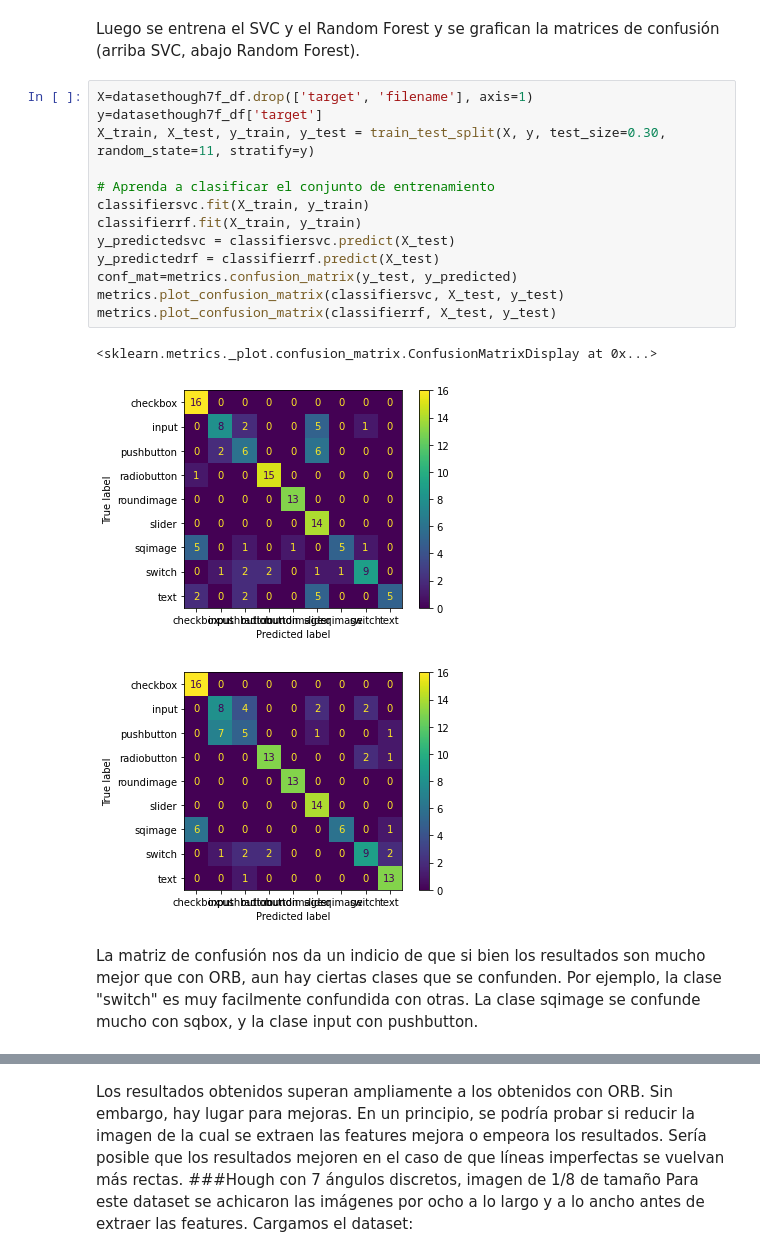
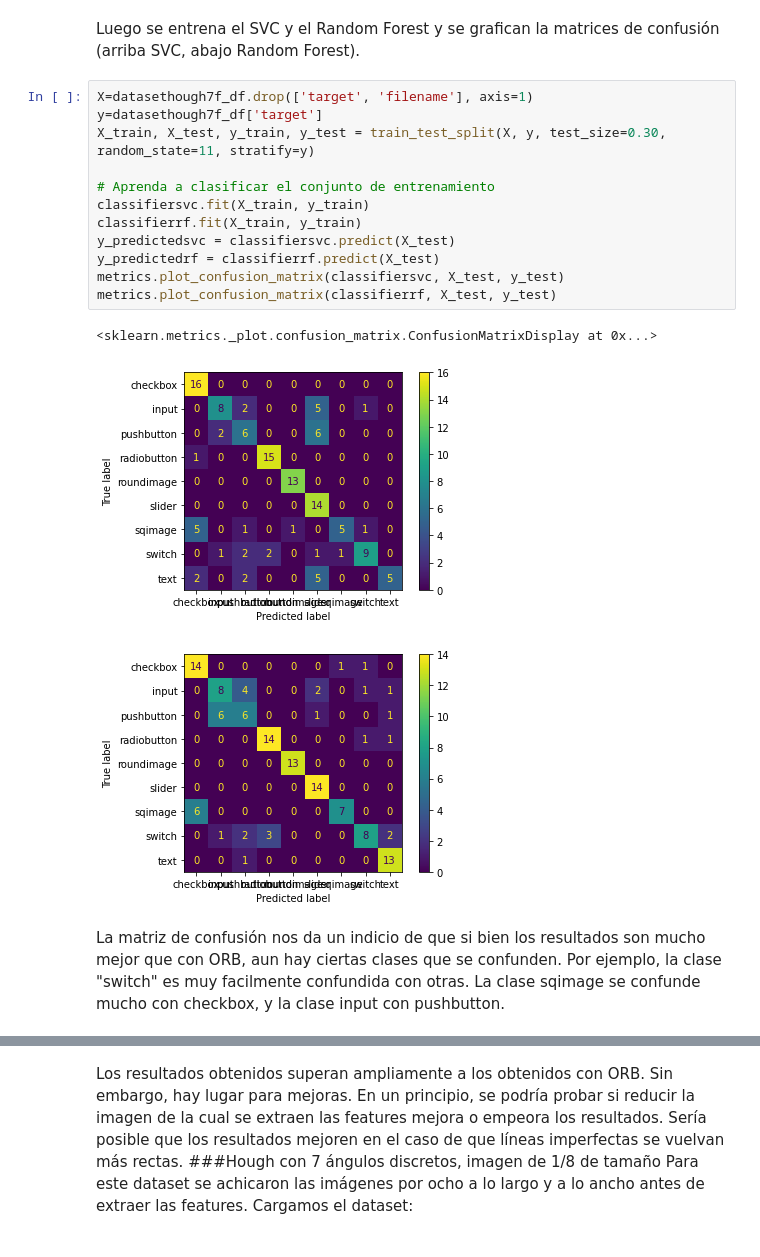
Before and after one commit to piltom/widget_sketch_recon, a Jupyter notebook: report.ipynb, the cells around one changed output, grey strips where cells are left out. Saved outputs shown, nothing was run; the diff lists cells and outputs as text.

```diff
--- a/report.ipynb
+++ b/report.ipynb
@@ -194,22 +193,21 @@ Luego se entrena el SVC y el Random Forest y se grafican la matrices de confusi
 # %%
 X=datasethough7f_df.drop(['target', 'filename'], axis=1)
 y=datasethough7f_df['target']
 X_train, X_test, y_train, y_test = train_test_split(X, y, test_size=0.30, random_state=11, stratify=y)
 
 # Aprenda a clasificar el conjunto de entrenamiento
 classifiersvc.fit(X_train, y_train)
 classifierrf.fit(X_train, y_train)
 y_predictedsvc = classifiersvc.predict(X_test)
 y_predictedrf = classifierrf.predict(X_test)
-conf_mat=metrics.confusion_matrix(y_test, y_predicted)
 metrics.plot_confusion_matrix(classifiersvc, X_test, y_test)
 metrics.plot_confusion_matrix(classifierrf, X_test, y_test)
 # %% [output]
 <sklearn.metrics._plot.confusion_matrix.ConfusionMatrixDisplay at 0x...>
 [figure]
-[figure, old version]
+[figure, new version]
 # %% [markdown]
-La matriz de confusión nos da un indicio de que si bien los resultados son mucho mejor que con ORB, aun hay ciertas clases que se confunden. Por ejemplo, la clase "switch" es muy facilmente confundida con otras. La clase sqimage se confunde mucho con sqbox, y la clase input con pushbutton.
+La matriz de confusión nos da un indicio de que si bien los resultados son mucho mejor que con ORB, aun hay ciertas clases que se confunden. Por ejemplo, la clase "switch" es muy facilmente confundida con otras. La clase sqimage se confunde mucho con checkbox, y la clase input con pushbutton.
 # %%
 print("Classification report for classifier {}\n{}\n".format(classifiersvc, metrics.classification_report(y_test, y_predictedsvc)))
 print("Classification report for classifier {}\n{}\n".format(classifierrf, metrics.classification_report(y_test, y_predictedrf)))
```
Also changed, not shown: parts of 9 cells of this notebook.
